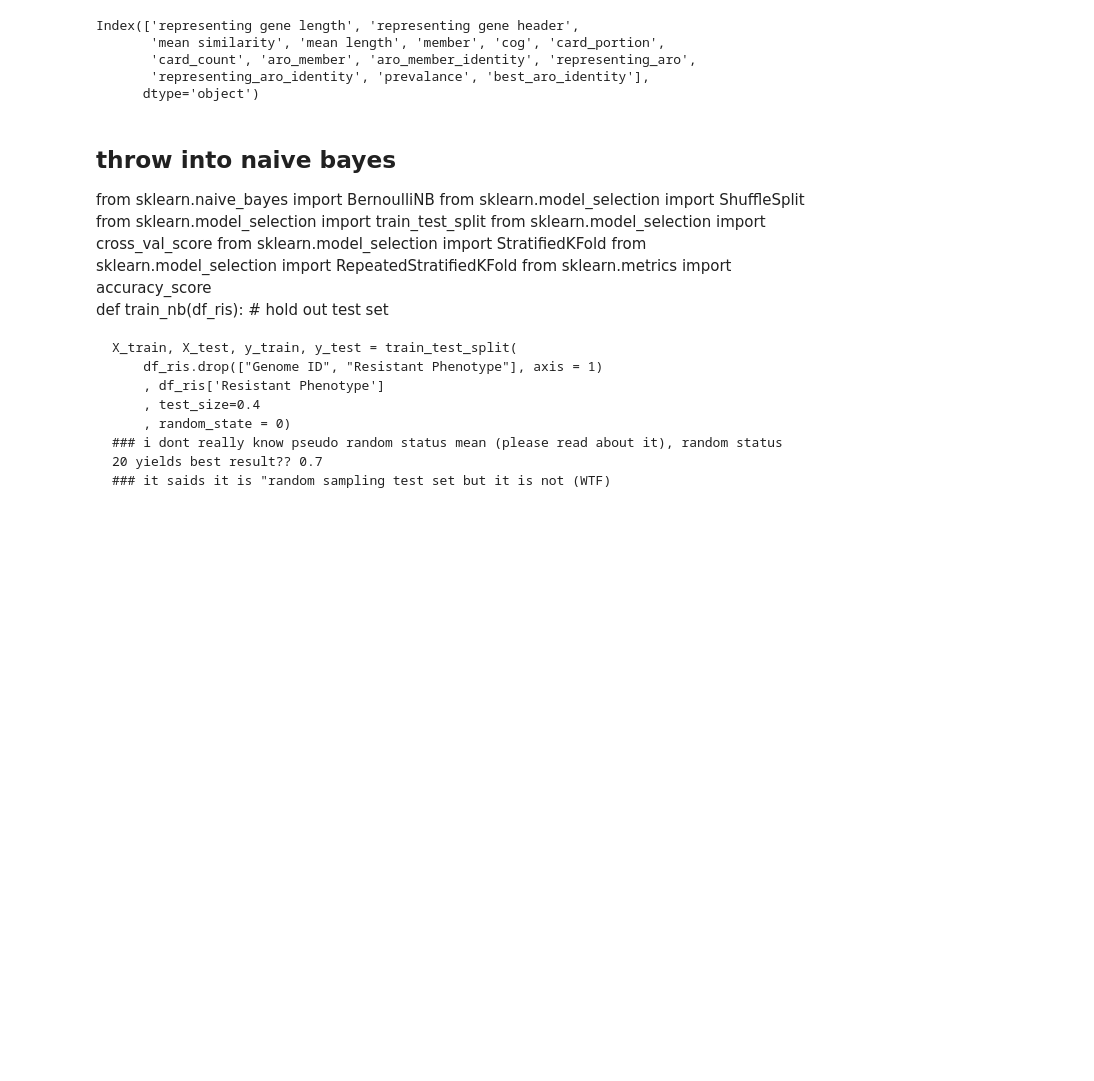
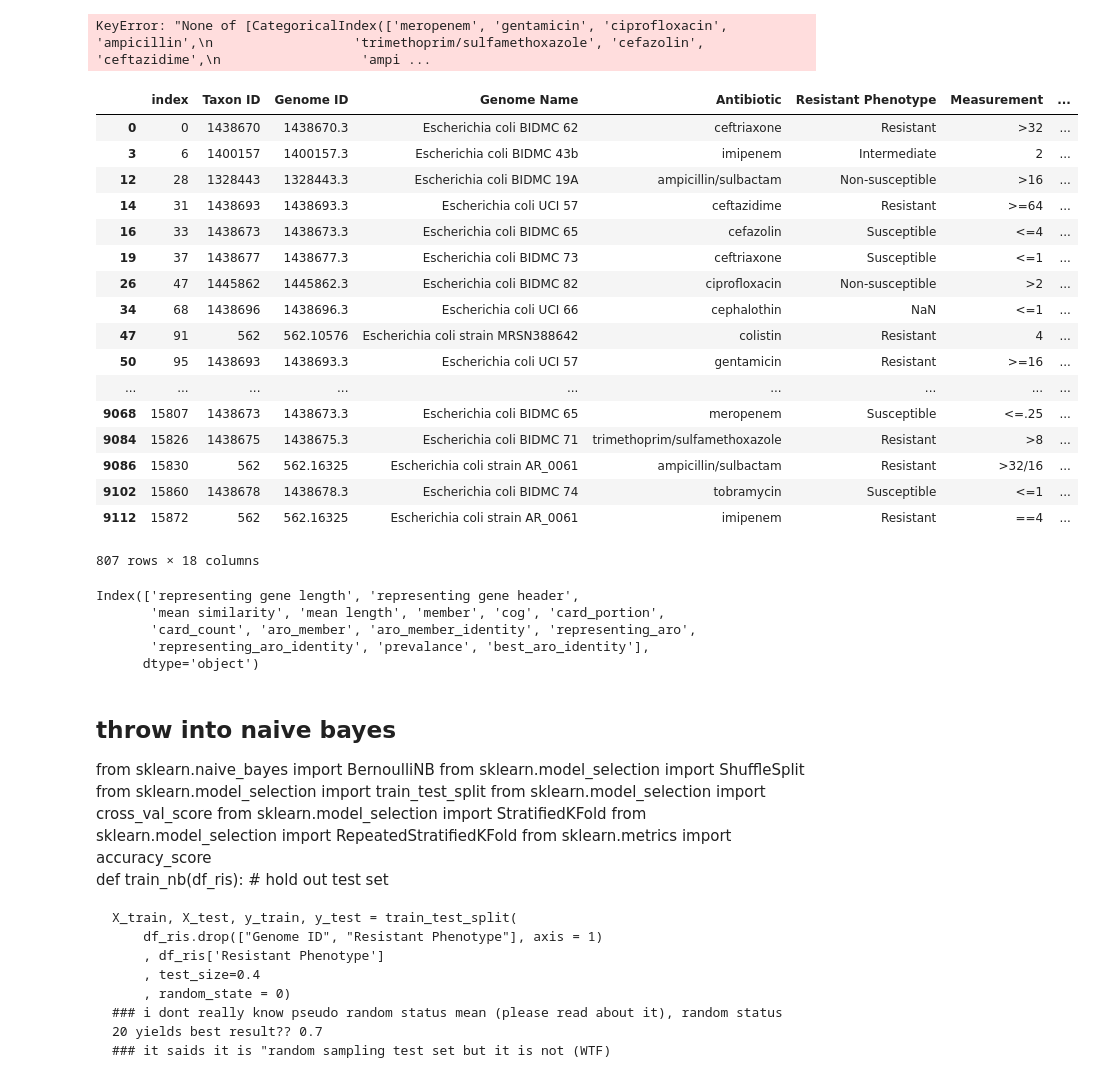
Before and after one commit to algaebrown/resistanceExp, a Jupyter notebook: visualization/exp5_model_train/train_svm_nb.ipynb, the cells around one changed output. Saved outputs shown, nothing was run; the diff lists cells and outputs as text; code cells hidden in the pictures; blank space fills up the shorter version.

```diff
--- a/visualization/exp5_model_train/train_svm_nb.ipynb
+++ b/visualization/exp5_model_train/train_svm_nb.ipynb
@@ -5,13 +5,13 @@ import matplotlib as mpl
 import matplotlib.pyplot as plt
 
 ### import data
-
+path = '/home/hermuba/data/'
 # ris contain RIS data: Genome_ID - Drug - RIS
-ris = pd.read_pickle("/home/hermuba/res/data/annotated_RIS/anno_sps_df")
+ris = pd.read_pickle(path + "annotated_RIS/anno_sps_df")
 ris = ris.loc[ris['Species'] == 'Escherichia']
 # df contain Genome_ID - cdhit(0101010)
-df = pd.read_pickle("/home/hermuba/res/data/genePredicted/cdhit/ec0102_df")
+df = pd.read_pickle(path + "genePredicted/cdhit/ec0102_df")
 # card contain Genome_ID - card_ARO(0101010)
-card = pd.read_pickle('/home/hermuba/res/data/aro_pattern_df')
+card = pd.read_pickle(path + "aro_pattern_df")
 # cluster_detail contain cdhit - prevalance - card
-cluster_detail = pd.read_pickle("/home/hermuba/res/data/genePredicted/cdhit/cluster_detail_df")
+cluster_detail = pd.read_pickle(path + "genePredicted/cdhit/cluster_detail_df")
@@ -18,3 +41,30 @@ cluster_detail = pd.read_pickle("/home/hermuba/res/data/genePredicted/cdhit/clus
+# %%
+
+n = ris.groupby(by = 'Antibiotic').count().sort_values(by = 'index', ascending = False)['index'].index
+drug_class.loc[n, :]
+# %% [output]
+KeyError: "None of [CategoricalIndex(['meropenem', 'gentamicin', 'ciprofloxacin', 'ampicillin',\n                  'trimethoprim/sulfamethoxazole', 'cefazolin', 'ceftazidime',\n                  'ampi ...
+# %%
+ris
+# %% [output]
+|  | index | Taxon ID | Genome ID | Genome Name | Antibiotic | Resistant Phenotype | Measurement | ... |
+| 0 | 0 | 1438670 | 1438670.3 | Escherichia coli BIDMC 62 | ceftriaxone | Resistant | >32 | ... |
+| 3 | 6 | 1400157 | 1400157.3 | Escherichia coli BIDMC 43b | imipenem | Intermediate | 2 | ... |
+| 12 | 28 | 1328443 | 1328443.3 | Escherichia coli BIDMC 19A | ampicillin/sulbactam | Non-susceptible | >16 | ... |
+| 14 | 31 | 1438693 | 1438693.3 | Escherichia coli UCI 57 | ceftazidime | Resistant | >=64 | ... |
+| 16 | 33 | 1438673 | 1438673.3 | Escherichia coli BIDMC 65 | cefazolin | Susceptible | <=4 | ... |
+| 19 | 37 | 1438677 | 1438677.3 | Escherichia coli BIDMC 73 | ceftriaxone | Susceptible | <=1 | ... |
+| 26 | 47 | 1445862 | 1445862.3 | Escherichia coli BIDMC 82 | ciprofloxacin | Non-susceptible | >2 | ... |
+| 34 | 68 | 1438696 | 1438696.3 | Escherichia coli UCI 66 | cephalothin | NaN | <=1 | ... |
+| 47 | 91 | 562 | 562.10576 | Escherichia coli strain MRSN388642 | colistin | Resistant | 4 | ... |
+| 50 | 95 | 1438693 | 1438693.3 | Escherichia coli UCI 57 | gentamicin | Resistant | >=16 | ... |
+| ... | ... | ... | ... | ... | ... | ... | ... | ... |
+| 9068 | 15807 | 1438673 | 1438673.3 | Escherichia coli BIDMC 65 | meropenem | Susceptible | <=.25 | ... |
+| 9084 | 15826 | 1438675 | 1438675.3 | Escherichia coli BIDMC 71 | trimethoprim/sulfamethoxazole | Resistant | >8 | ... |
+| 9086 | 15830 | 562 | 562.16325 | Escherichia coli strain AR_0061 | ampicillin/sulbactam | Resistant | >32/16 | ... |
+| 9102 | 15860 | 1438678 | 1438678.3 | Escherichia coli BIDMC 74 | tobramycin | Susceptible | <=1 | ... |
+| 9112 | 15872 | 562 | 562.16325 | Escherichia coli strain AR_0061 | imipenem | Resistant | ==4 | ... |
+807 rows × 18 columns
 # %%
 cluster_detail.columns
 # %% [output]
```
Also changed, not shown: parts of 2 cells of this notebook, 9 other files.
